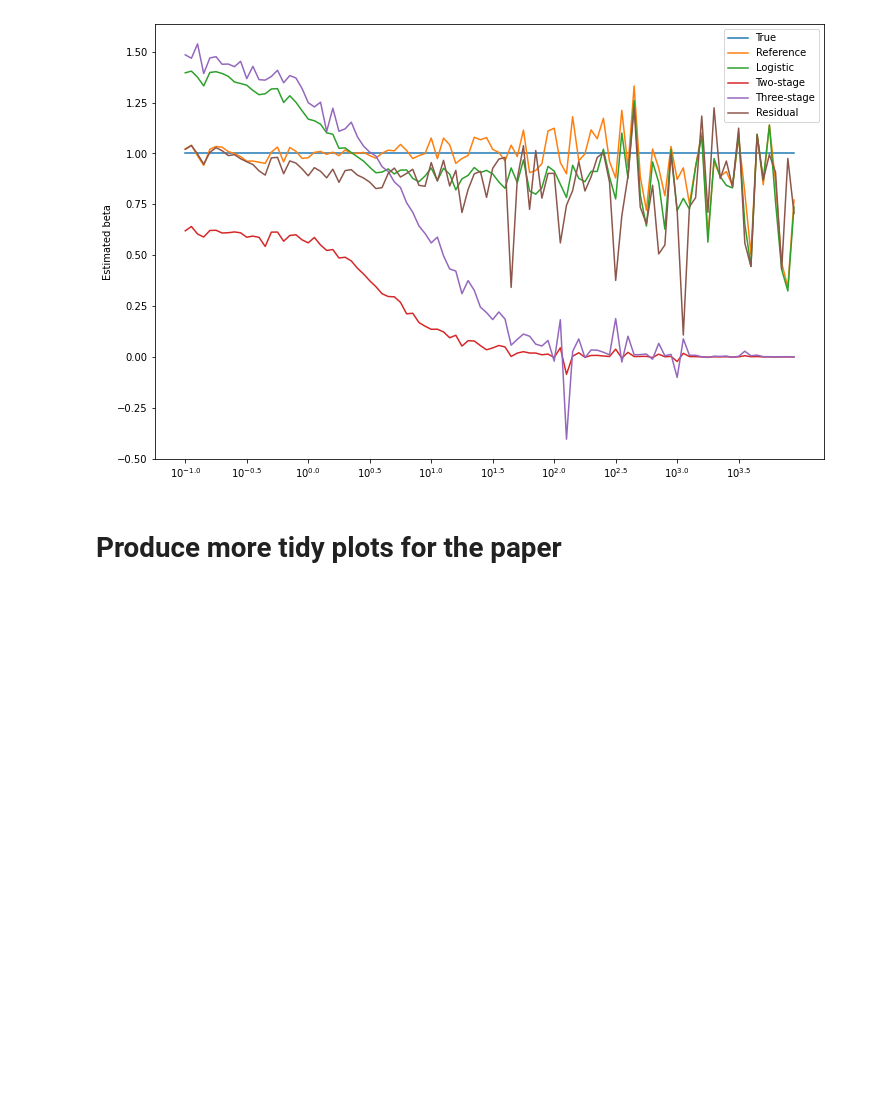
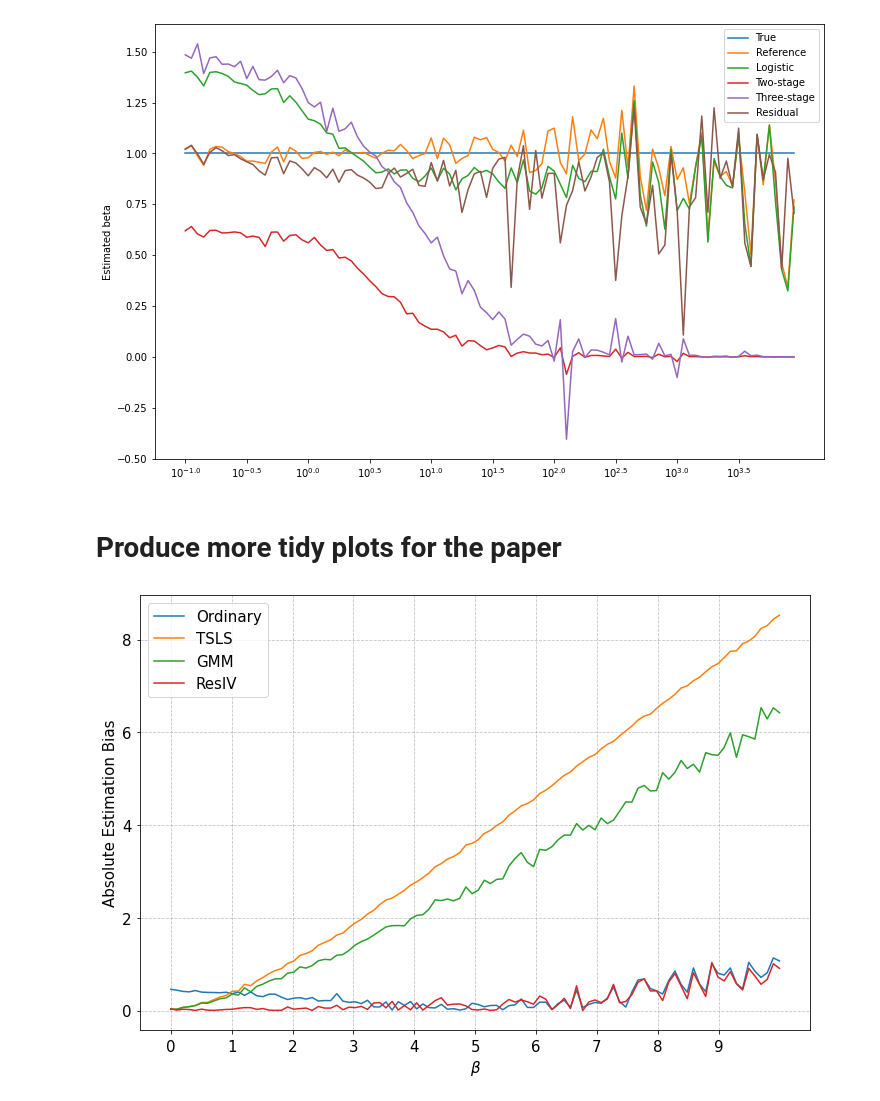
Before and after one commit to LangtianM/IV_Logistic, a Jupyter notebook: Exp_with_restricted_Range.ipynb, the cells around one changed output. Drawn from its saved outputs; the diff is of its cells as text; code cells hidden in the pictures; blank space fills up the shorter version.

```diff
--- a/Exp_with_restricted_Range.ipynb
+++ b/Exp_with_restricted_Range.ipynb
@@ -544,6 +568,24 @@ for i in range(100):
 
 outliers = np.abs(gmm_coefs['sigma_e'] - 1) > 5
 gmm_coefs.loc[outliers, 'sigma_e'] = np.mean(gmm_coefs['sigma_e'][~outliers])
+# %%
+fontsize=15
+
+
+plt.figure(figsize=(12, 8))
+plt.plot(beta_range, ordinary_dif, label = 'Ordinary')
+plt.plot(beta_range, tslg_dif, label = 'TSLS')
+plt.plot(beta_range, gmm_dif, label = 'GMM')
+plt.plot(beta_range, ResIV_dif, label = 'ResIV')
+plt.xlabel(r'$\beta$', fontsize=fontsize)
+plt.ylabel('Absolute Estimation Bias', fontsize=fontsize)
+plt.xticks(ticks=np.arange(10), fontsize=fontsize)
+plt.yticks(fontsize=fontsize)
+plt.legend(fontsize=fontsize)
+plt.grid(True, linestyle='--', alpha=0.75)
+plt.savefig("/Users/malangtian/Documents/StudyMaterials/大四/毕业设计/sustechthesis-1.3.6/figures/beta.pdf", format='pdf', dpi=1000)
+# %% [output]
+[figure, added]
 # %%
 # Use a 2*2 subplot to show all the results
 fig, axs = plt.subplots(2, 2, figsize=(24, 16))
```
Also changed, not shown: parts of 12 cells of this notebook, 3 other files.
